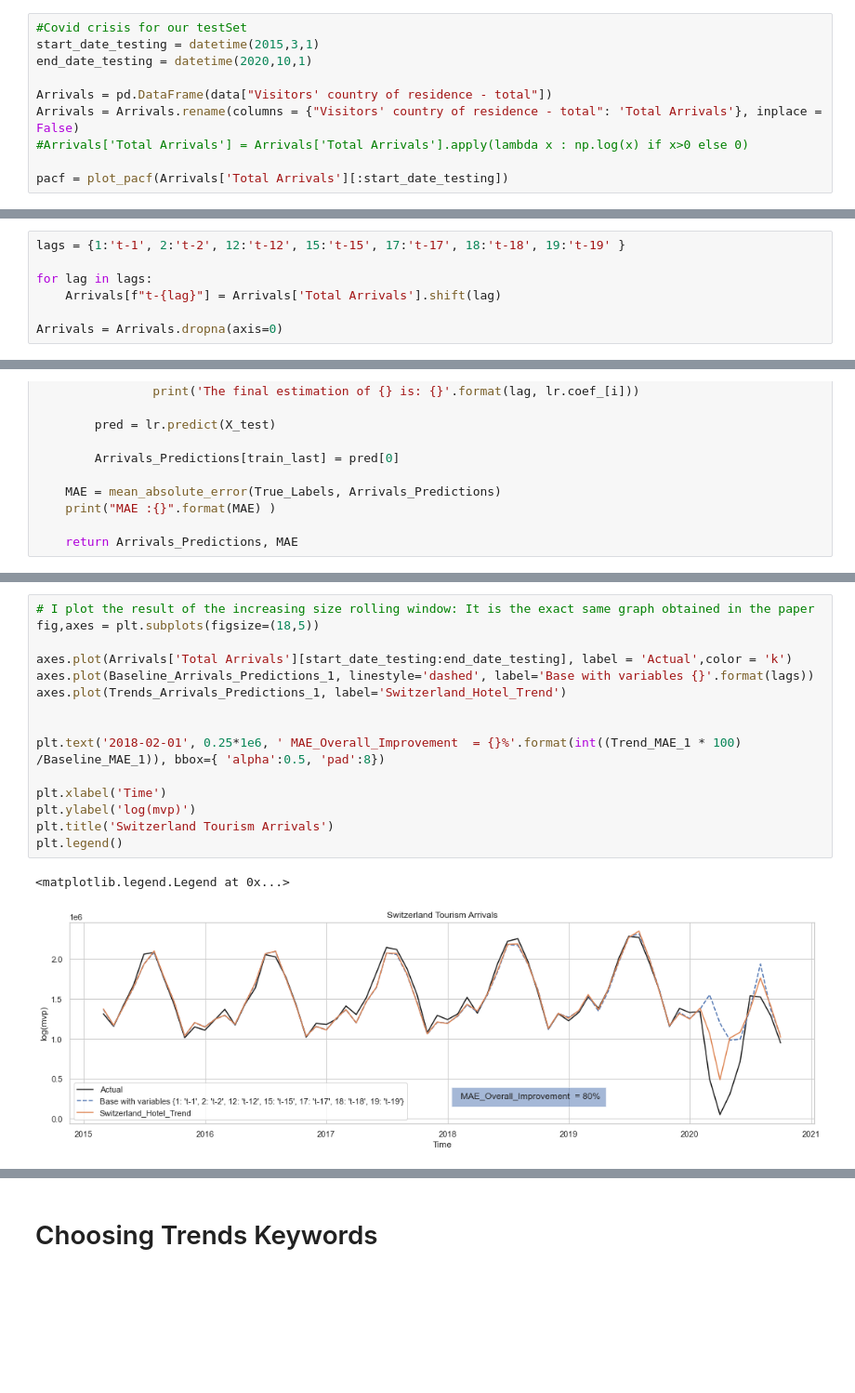
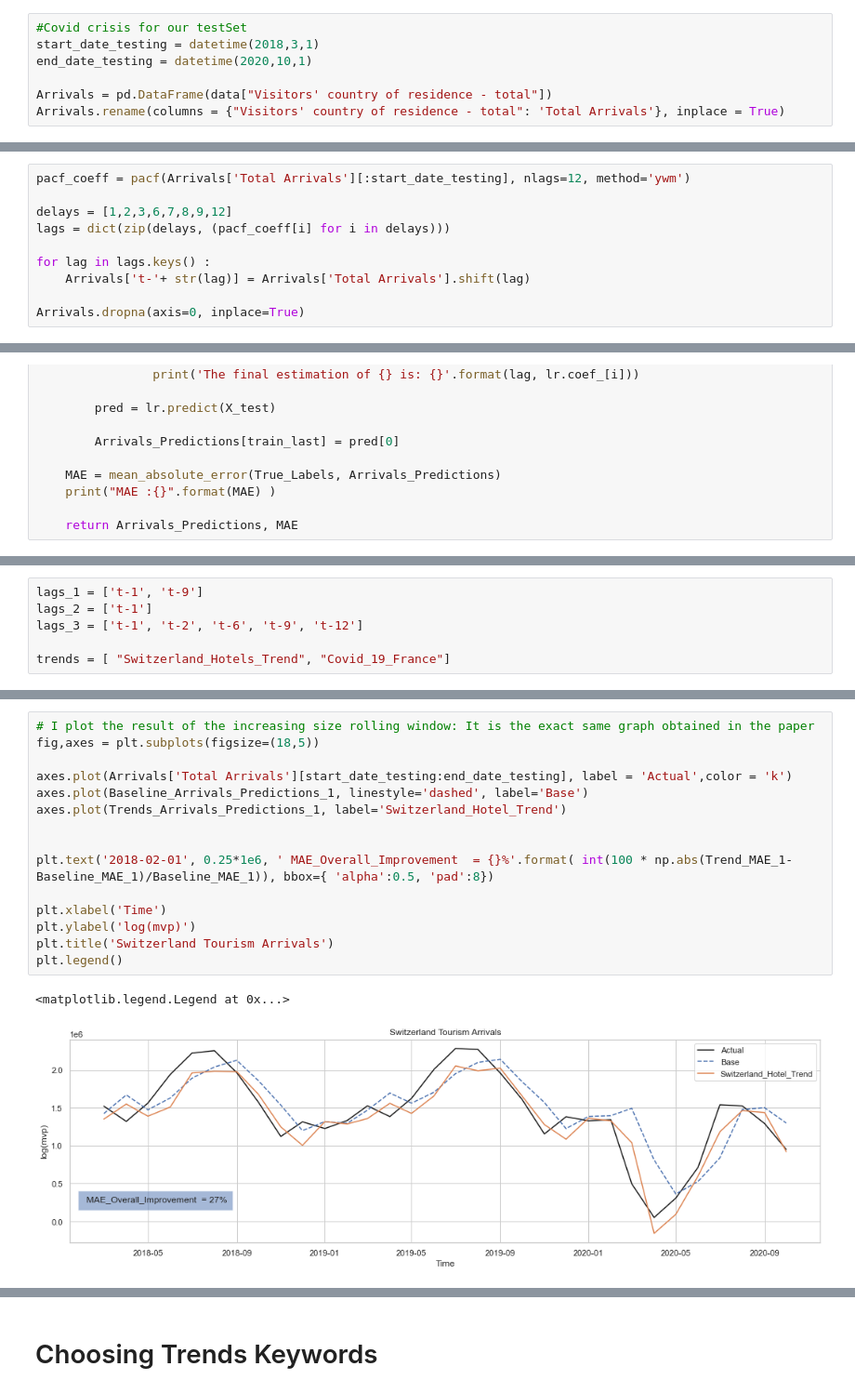
Before and after one commit to naayem/SwissHotelArrivalsPredictor, a Jupyter notebook: Project.ipynb, the cells around one changed output, grey strips where cells are left out. Shown at 93% size. Cells and saved outputs as stored; diff of their text form; blank space fills up the shorter version.

```diff
--- a/Project.ipynb
+++ b/Project.ipynb
@@ -433,11 +424,8 @@ KeyError: "Visitors' country of residence - total Arrivals"
 ## AR Base Modelisation
 # %%
 #Covid crisis for our testSet
-start_date_testing = datetime(2015,3,1)
+start_date_testing = datetime(2018,3,1)
 end_date_testing = datetime(2020,10,1)
 
 Arrivals = pd.DataFrame(data["Visitors' country of residence - total"])
-Arrivals = Arrivals.rename(columns = {"Visitors' country of residence - total": 'Total Arrivals'}, inplace = False)
-#Arrivals['Total Arrivals'] = Arrivals['Total Arrivals'].apply(lambda x : np.log(x) if x>0 else 0)
-
-pacf = plot_pacf(Arrivals['Total Arrivals'][:start_date_testing])
+Arrivals.rename(columns = {"Visitors' country of residence - total": 'Total Arrivals'}, inplace = True)
@@ -451,12 +444,15 @@ PACF is a partial auto-correlation function. Basically instead of finding correl
 # %% [markdown]
 We observe a significant partial correlation with variables in delays list below
-# %%
-lags = {1:'t-1', 2:'t-2', 12:'t-12', 15:'t-15', 17:'t-17', 18:'t-18', 19:'t-19' }
-
-for lag in lags:
-    Arrivals[f"t-{lag}"] = Arrivals['Total Arrivals'].shift(lag)
-
-Arrivals = Arrivals.dropna(axis=0)
+# %%
+pacf_coeff = pacf(Arrivals['Total Arrivals'][:start_date_testing], nlags=12, method='ywm')
+
+delays = [1,2,3,6,7,8,9,12]
+lags = dict(zip(delays, (pacf_coeff[i] for i in delays)))
+
+for lag in lags.keys() :
+    Arrivals['t-'+ str(lag)] = Arrivals['Total Arrivals'].shift(lag)
+
+Arrivals.dropna(axis=0, inplace=True)
 # %%
 Arrivals.head(4)
 # %% [output]
@@ -578,3 +568,9 @@ trends = [ "Switzerland_Hotels_Trend", "Covid_19_France"]
+# %%
+lags_1 = ['t-1', 't-9']
+lags_2 = ['t-1']
+lags_3 = ['t-1', 't-2', 't-6', 't-9', 't-12']
+
+trends = [ "Switzerland_Hotels_Trend", "Covid_19_France"]
 # %%
 Baseline_Arrivals_Predictions_1, Baseline_MAE_1= Auto_Regressive_Model(True_Arrivals, end_date_testing, Arrivals,\
                                                                     lags_1.copy(),\
@@ -654,21 +638,21 @@ MAE :171995.77610448623
 # %%
 # I plot the result of the increasing size rolling window: It is the exact same graph obtained in the paper
 fig,axes = plt.subplots(figsize=(18,5))
 
 axes.plot(Arrivals['Total Arrivals'][start_date_testing:end_date_testing], label = 'Actual',color = 'k')
-axes.plot(Baseline_Arrivals_Predictions_1, linestyle='dashed', label='Base with variables {}'.format(lags))
+axes.plot(Baseline_Arrivals_Predictions_1, linestyle='dashed', label='Base')
 axes.plot(Trends_Arrivals_Predictions_1, label='Switzerland_Hotel_Trend')
 
 
-plt.text('2018-02-01', 0.25*1e6, ' MAE_Overall_Improvement  = {}%'.format(int((Trend_MAE_1 * 100) /Baseline_MAE_1)), bbox={ 'alpha':0.5, 'pad':8})
+plt.text('2018-02-01', 0.25*1e6, ' MAE_Overall_Improvement  = {}%'.format( int(100 * np.abs(Trend_MAE_1-Baseline_MAE_1)/Baseline_MAE_1)), bbox={ 'alpha':0.5, 'pad':8})
 
 plt.xlabel('Time')
 plt.ylabel('log(mvp)')
 plt.title('Switzerland Tourism Arrivals')
 plt.legend()
 # %% [output]
 <matplotlib.legend.Legend at 0x...>
-[figure, old version]
+[figure, new version]
 # %%
 # I plot the result of the increasing size rolling window: It is the exact same graph obtained in the paper
 fig,axes = plt.subplots(figsize=(18,5))
```
Also changed, not shown: parts of 24 cells of this notebook.
